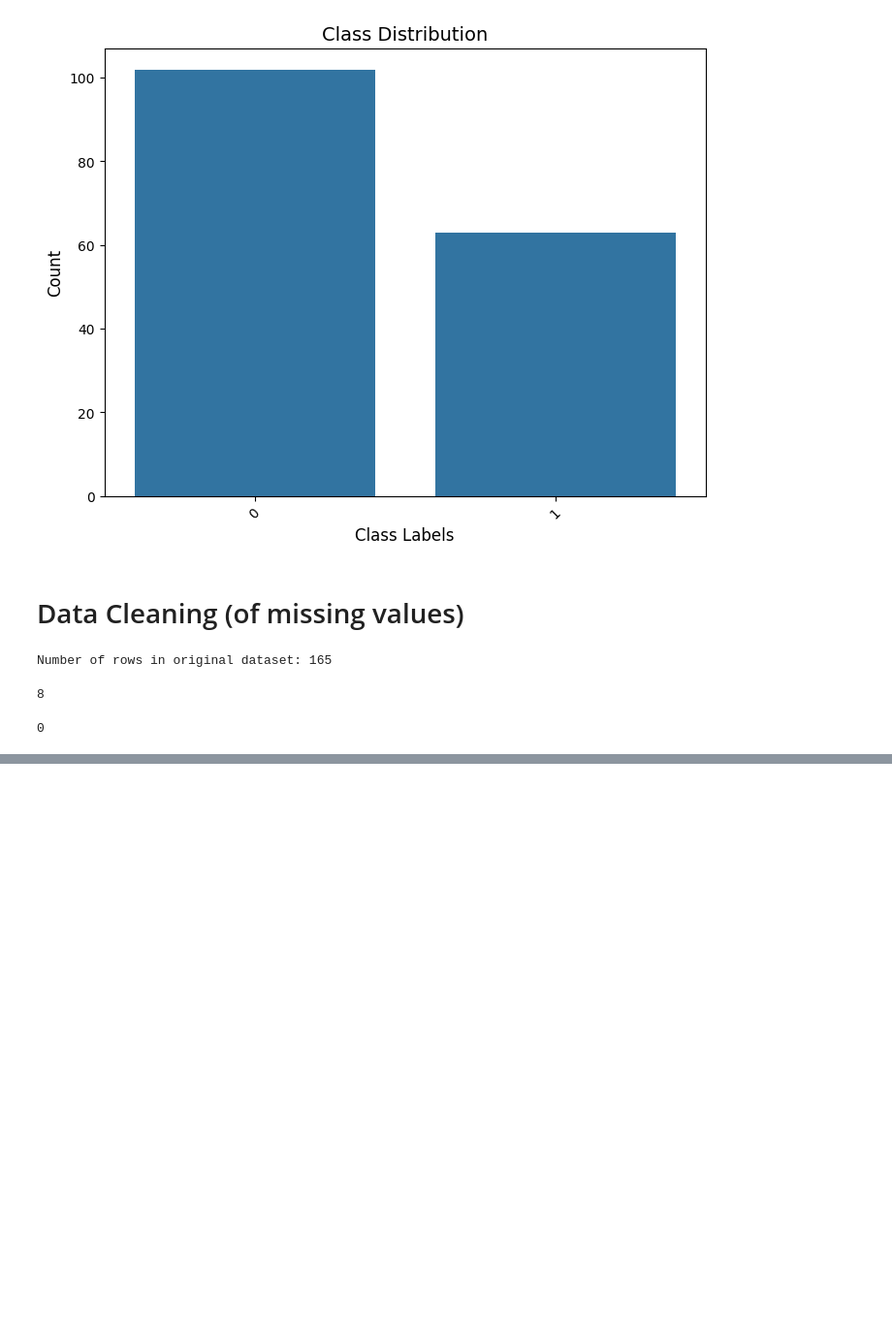
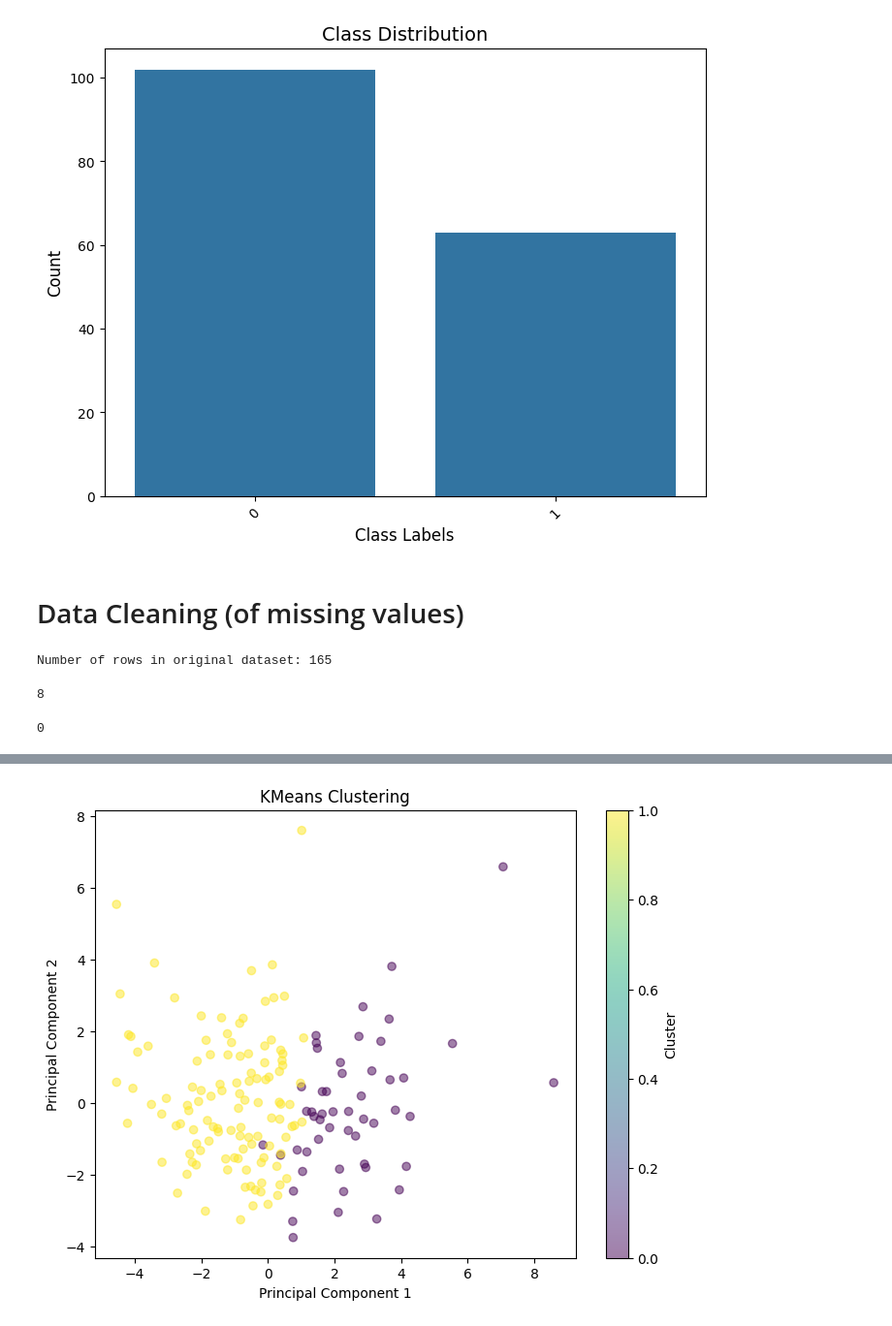
Before and after one commit to Diggy696/BreastCancerPrognosis, a Jupyter notebook: MachineLearningIntro.ipynb, the cells around one changed output, grey strips where cells are left out. Shown: that part at 97% size. Drawn from its saved outputs; the diff is of its cells as text; code cells hidden in the pictures; blank space fills up the shorter version.

```diff
--- a/MachineLearningIntro.ipynb
+++ b/MachineLearningIntro.ipynb
@@ -118,0 +125,30 @@ print(new_total_missing)
+# %%
+from sklearn.preprocessing import StandardScaler # Imports are normally put in the first code cell of the notebook by convention
+from sklearn.decomposition import PCA
+from sklearn.cluster import KMeans
+
+# Create a new DataFrame without the 'Class' column
+df_x = df_imputed.drop(columns=[class_column])
+
+# Standardize the data
+scaler = StandardScaler()
+X_scaled = scaler.fit_transform(df_x)
+
+# Apply PCA for dimensionality reduction (optional)
+pca = PCA(n_components=2)
+X_pca = pca.fit_transform(X_scaled)
+
+# Apply KMeans clustering
+kmeans = KMeans(n_clusters=2, random_state=42)
+clusters = kmeans.fit_predict(X_scaled)
+
+# Visualize the clusters
+plt.figure(figsize=(8, 6))
+plt.scatter(X_pca[:, 0], X_pca[:, 1], c=clusters, cmap='viridis', marker='o', alpha=0.5)
+plt.xlabel('Principal Component 1')
+plt.ylabel('Principal Component 2')
+plt.title('KMeans Clustering')
+plt.colorbar(label='Cluster')
+plt.show()
+# %% [output]
+[figure, added]
```
Also changed, not shown: parts of 12 cells of this notebook.
